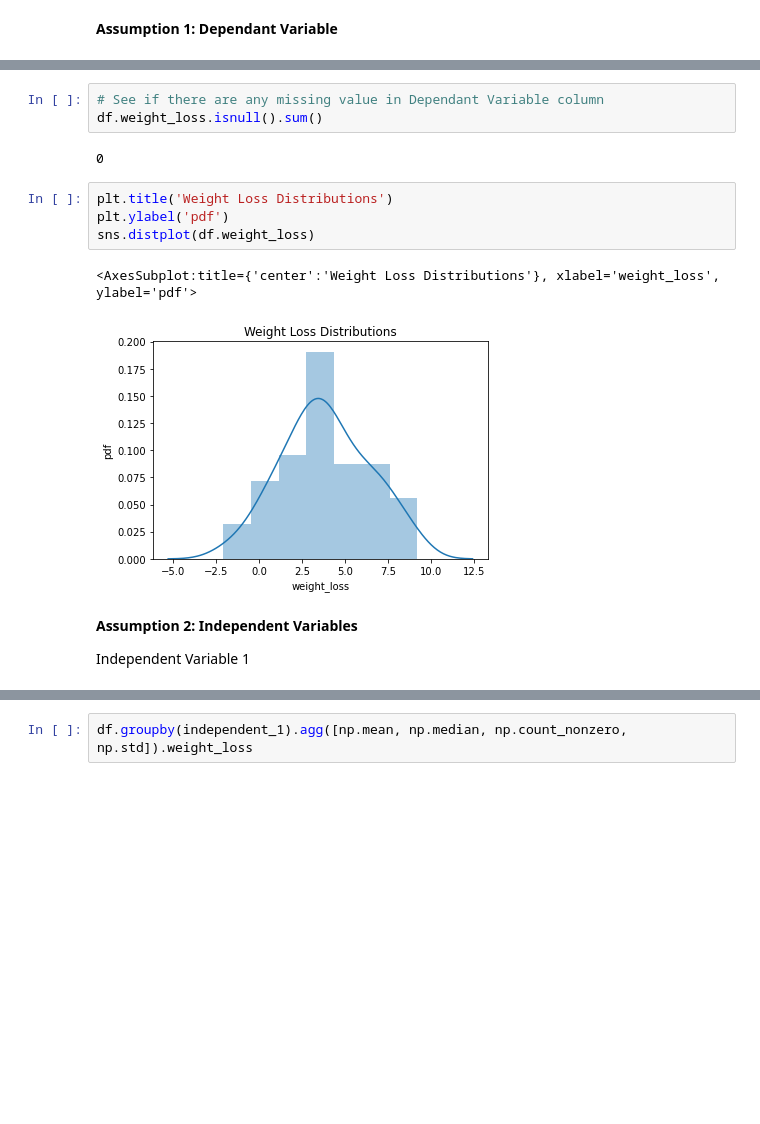
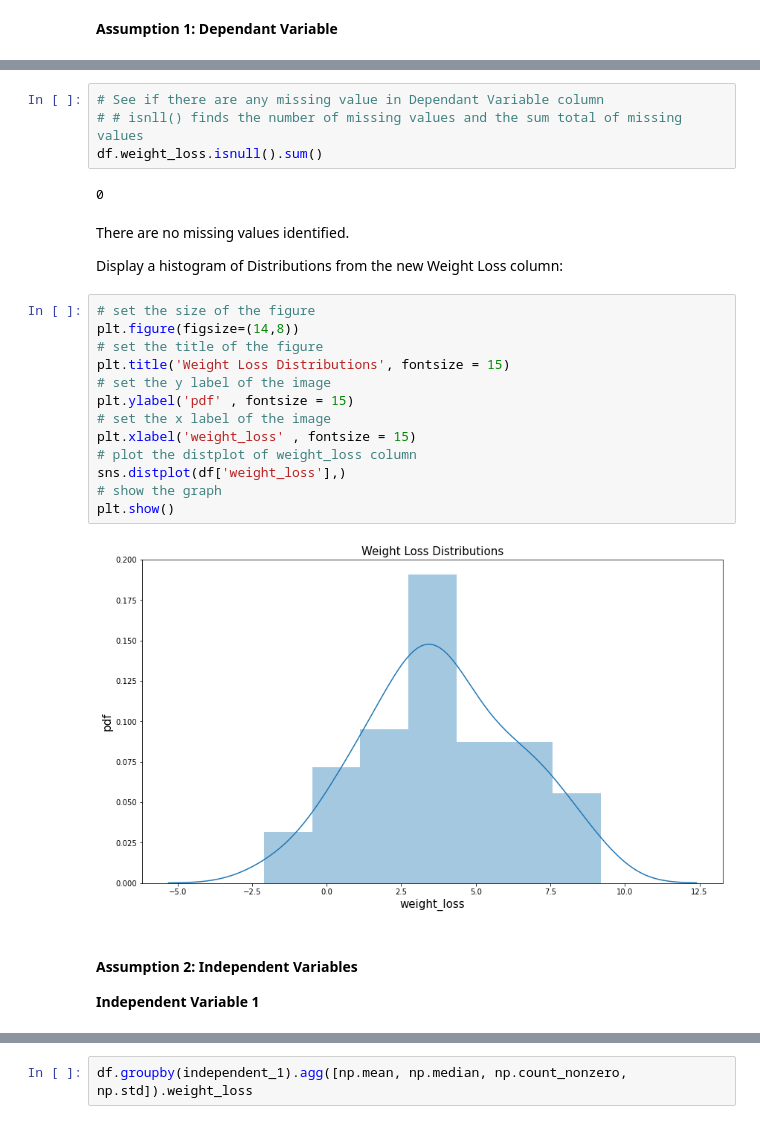
Before and after one commit to SharonNicG/52954-Machine-Learning-and-Statistics, a Jupyter notebook: scipy-stats.ipynb, the cells around one changed output, grey strips where cells are left out. Saved outputs shown, nothing was run; the diff lists cells and outputs as text; blank space fills up the shorter version.

```diff
--- a/scipy-stats.ipynb
+++ b/scipy-stats.ipynb
@@ -110,19 +204,32 @@ Name: weight_loss, dtype: float64
 # %%
 # See if there are any missing value in Dependant Variable column
+# # isnll() finds the number of missing values and the sum total of missing values
 df.weight_loss.isnull().sum()
 # %% [output]
 0
-# %%
-plt.title('Weight Loss Distributions')
-plt.ylabel('pdf')
-sns.distplot(df.weight_loss)
-# %% [output]
-<AxesSubplot:title={'center':'Weight Loss Distributions'}, xlabel='weight_loss', ylabel='pdf'>
-[figure, removed]
+# %% [markdown]
+There are no missing values identified.
+
+Display a histogram of Distributions from the new Weight Loss column:
+# %%
+# set the size of the figure
+plt.figure(figsize=(14,8))
+# set the title of the figure
+plt.title('Weight Loss Distributions', fontsize = 15)
+# set the y label of the image
+plt.ylabel('pdf' , fontsize = 15)
+# set the x label of the image
+plt.xlabel('weight_loss' , fontsize = 15)
+# plot the distplot of weight_loss column
+sns.distplot(df['weight_loss'],)
+# show the graph
+plt.show()
+# %% [output]
+[figure, added]
 # %% [markdown]
-**Assumption 2: Independent Variables**
+#### Assumption 2: Independent Variables
 
-Independent Variable 1
+**Independent Variable 1**
 # %%
 # Independent Variable 1
 independent_1 = df['Diet']
```
Also changed, not shown: parts of 58 cells of this notebook, 5 other files.
